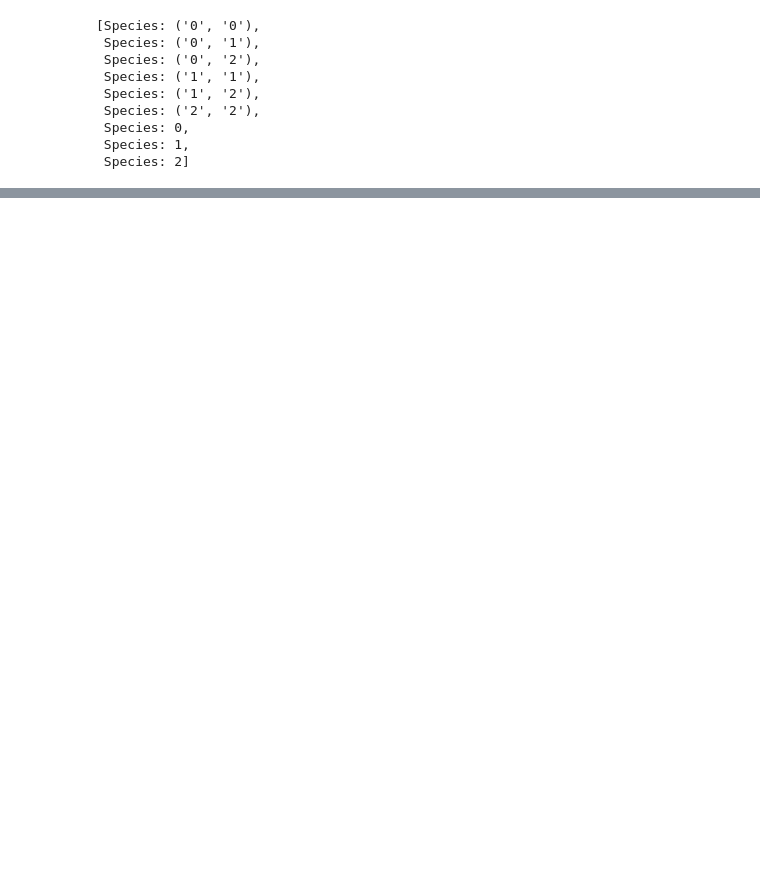
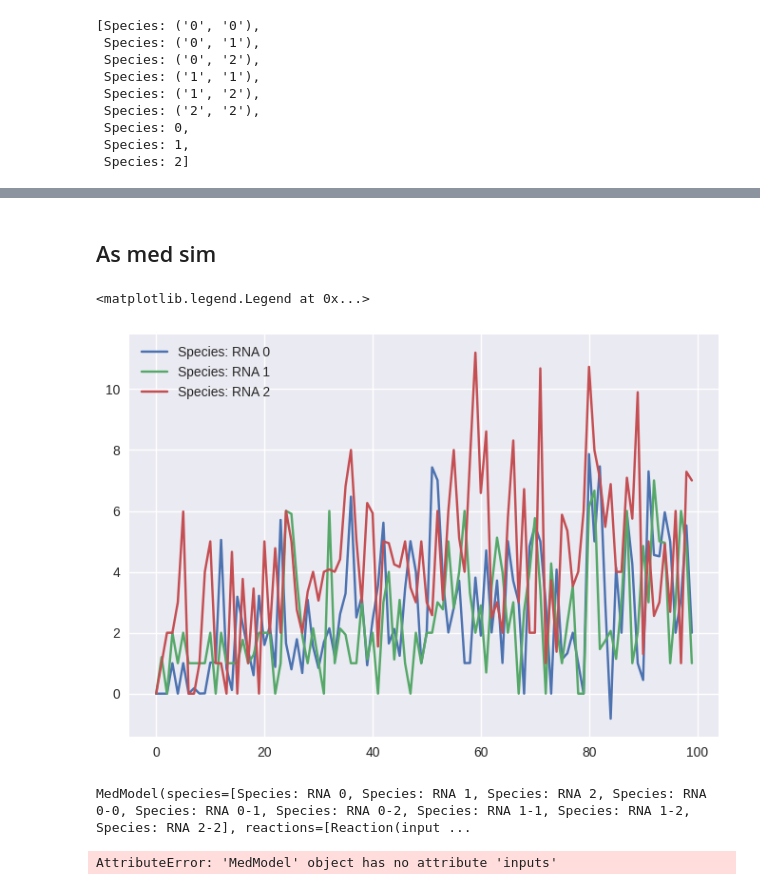
Before and after one commit to olive004/synbio_morpher, a Jupyter notebook: explanations/binding_energy_scan.ipynb, the cells around one changed output, grey strips where cells are left out. Drawn from its saved outputs; the diff is of its cells as text; code cells hidden in the pictures; blank space fills up the shorter version.

```diff
--- a/explanations/binding_energy_scan.ipynb
+++ b/explanations/binding_energy_scan.ipynb
@@ -103,0 +92,45 @@ plt.plot(t[:till], results_species[:till, :])
+# %% [markdown]
+## As med sim
+# %%
+
+import bioreaction
+med_model = bioreaction.templates.generate_rnabinding_medsim(
+    num_species=3,
+    a=[1, 1, 1],
+    d=[1, 1, 1],
+    ka=np.asarray(
+        [[1, 2, 1],
+         [2, 1, 1],
+         [1, 1, 1]]),
+    kd=np.asarray(
+        [[1, 1, 1],
+         [1, 1, 1],
+         [1, 1, 3]]),
+    impulse_idx=0
+)
+# %%
+int_med_model = get_int_med_model(med_model)
+
+int_med_state = MedSimInternelState(concentrations=jnp.array(starting_state.concentrations), other_factors=jnp.zeros(len(med_model.other_factors)))
+
+# Choose how reactions are modelled. AGAIN THIS IS DUMB
+# Rememer, this is PER REACTION. If you don't want to think about it,
+# You can set them all to be the same and it's chill
+# If both are 0, it's determinisic. If just brown is 1, it's brown
+# if just poiss is 1, it's poisson. Don't ask what happens if both are 1
+poiss_simmed = jnp.ones(len(med_model.reactions))
+brown_simmed = jnp.zeros(len(med_model.reactions))
+
+# Making the params for the simulation, how things are simutated and for how long.
+int_med_params = MedSimParams(delta_t= 0.01, t_start=0.0, t_end = 20.0, poisson_sim_reactions=poiss_simmed, brownian_sim_reaction=brown_simmed)
+# %%
+key = jr.PRNGKey(0)
+# We run the plot the results.
+result_1 = simulate_chunk(key, int_med_state, int_med_model, int_med_params)
+# %%
+
+plt.plot(np.array(result_1.ys.concentrations)[:, :3], label=[str(s) for s in med_model.species[:3]])
+plt.legend()
+# %% [output]
+<matplotlib.legend.Legend at 0x...>
+[figure, added]
@@ -103,0 +153,8 @@ plt.plot(t[:till], results_species[:till, :])
+# %%
+med_model
+# %% [output]
+MedModel(species=[Species: RNA 0, Species: RNA 1, Species: RNA 2, Species: RNA 0-0, Species: RNA 0-1, Species: RNA 0-2, Species: RNA 1-1, Species: RNA 1-2, Species: RNA 2-2], reactions=[Reaction(input ...
+# %%
+basic_med_result = basic_de_sim(int_med_state, med_model, BasicSimParams(delta_t=int_med_params.delta_t, total_time=int_med_params.t_end))
+# %% [output]
+AttributeError: 'MedModel' object has no attribute 'inputs'
```
Also changed, not shown: parts of 9 cells of this notebook, 2 other files.
